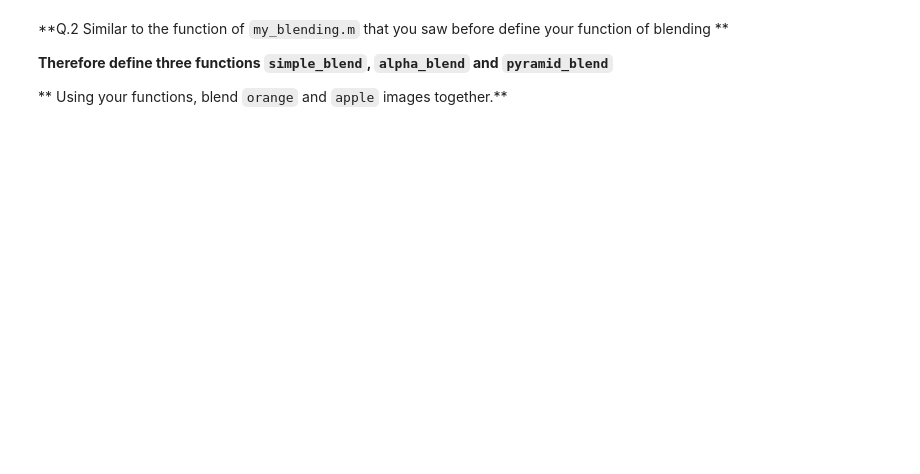
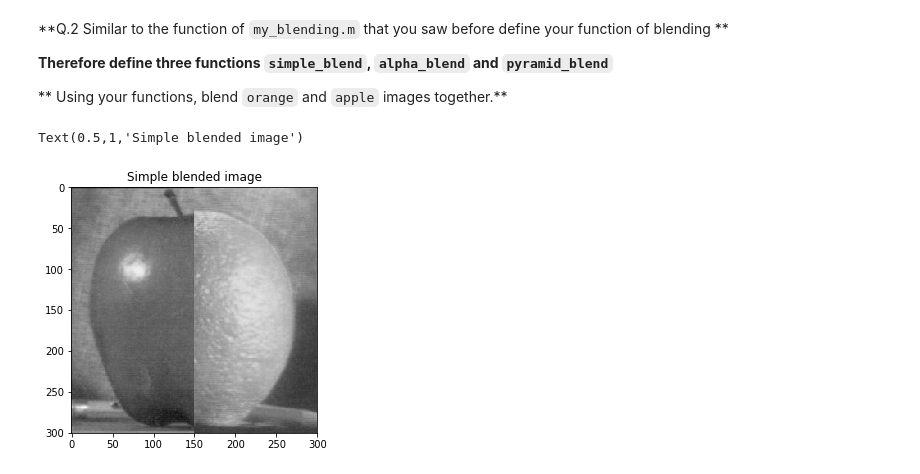
Before and after one commit to majeedhussain49/B31XB-IIP-TP-1718, a Jupyter notebook: 3-interpolation-blending/3-interpolation-blending.ipynb, the cells around one changed output. Drawn from its saved outputs; the diff is of its cells as text; code cells hidden in the pictures; blank space fills up the shorter version.

```diff
--- a/3-interpolation-blending/3-interpolation-blending.ipynb
+++ b/3-interpolation-blending/3-interpolation-blending.ipynb
@@ -54,3 +101,28 @@ You can define your function which accept the model and resize size from the use
 **Therefore define three functions `simple_blend`, `alpha_blend` and `pyramid_blend`**
 
 ** Using your functions, blend `orange` and `apple` images together.**
+# %%
+# simple blend
+def simple_blend (img_1, img_2):
+    m, n = img_1.shape
+    blended = np.zeros(img_1.shape)
+    blended[:, :int(n/2)] = img_1[:, :int(n/2)]
+    blended[:, int(n/2):] = img_2[:, int(n/2):]
+
+    return blended
+
+# Import image
+apple_im = io.imread('images/apple.jpeg', as_grey = True)
+orange_im = io.imread('images/orange.jpeg', as_grey = True)
+# %%
+
+
+# Use simple_blend function
+blended_simple_im = simple_blend (apple_im, orange_im)
+
+# Show image
+io.imshow(blended_simple_im)
+plt.title ('Simple blended image')
+# %% [output]
+Text(0.5,1,'Simple blended image')
+[figure, added]
```
Also changed, not shown: parts of 6 cells of this notebook.
